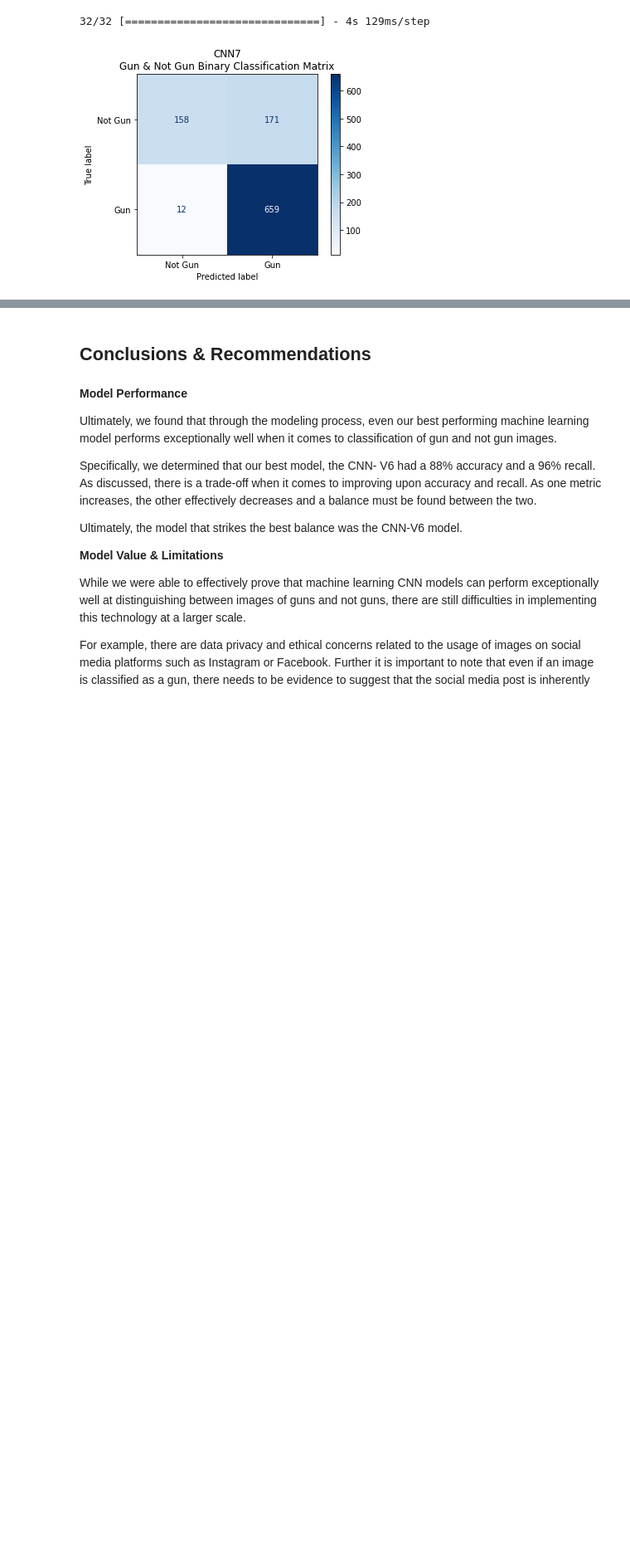
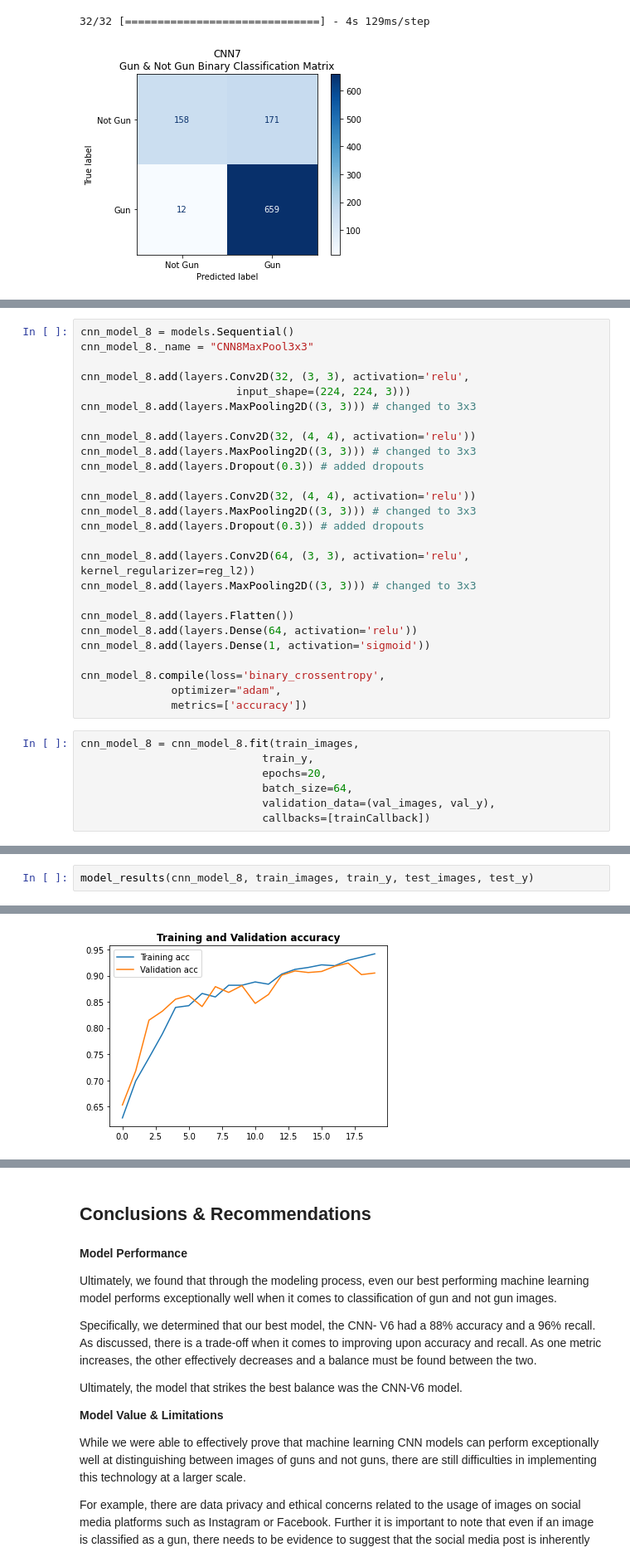
Before and after one commit to eric8395/Gun-Image-Classification, a Jupyter notebook: Image Classification - Binary.ipynb, the cells around one changed output, grey strips where cells are left out. Shown at 83% size. Drawn from its saved outputs; the diff is of its cells as text; blank space fills up the shorter version.

```diff
--- a/Image Classification - Binary.ipynb
+++ b/Image Classification - Binary.ipynb
@@ -1446,0 +1456,33 @@ get_test_results(loaded_cnn_model_7, test_images, test_y)
+# %%
+cnn_model_8 = models.Sequential()
+cnn_model_8._name = "CNN8MaxPool3x3"
+
+cnn_model_8.add(layers.Conv2D(32, (3, 3), activation='relu',
+                        input_shape=(224, 224, 3)))
+cnn_model_8.add(layers.MaxPooling2D((3, 3))) # changed to 3x3
+
+cnn_model_8.add(layers.Conv2D(32, (4, 4), activation='relu'))
+cnn_model_8.add(layers.MaxPooling2D((3, 3))) # changed to 3x3
+cnn_model_8.add(layers.Dropout(0.3)) # added dropouts
+
+cnn_model_8.add(layers.Conv2D(32, (4, 4), activation='relu'))
+cnn_model_8.add(layers.MaxPooling2D((3, 3))) # changed to 3x3
+cnn_model_8.add(layers.Dropout(0.3)) # added dropouts
+
+cnn_model_8.add(layers.Conv2D(64, (3, 3), activation='relu', kernel_regularizer=reg_l2))
+cnn_model_8.add(layers.MaxPooling2D((3, 3))) # changed to 3x3
+
+cnn_model_8.add(layers.Flatten())
+cnn_model_8.add(layers.Dense(64, activation='relu'))
+cnn_model_8.add(layers.Dense(1, activation='sigmoid'))
+
+cnn_model_8.compile(loss='binary_crossentropy',
+              optimizer="adam",
+              metrics=['accuracy'])
+# %%
+cnn_model_8 = cnn_model_8.fit(train_images,
+                            train_y,
+                            epochs=20,
+                            batch_size=64,
+                            validation_data=(val_images, val_y),
+                            callbacks=[trainCallback])
@@ -1446,0 +1526,3 @@ get_test_results(loaded_cnn_model_7, test_images, test_y)
+# %%
+model_results(cnn_model_8, train_images, train_y, test_images, test_y)
+# %% [output]
@@ -1446,0 +1536 @@ get_test_results(loaded_cnn_model_7, test_images, test_y)
+[figure, added]
```
Also changed, not shown: parts of 15 cells of this notebook, 4 other files.
